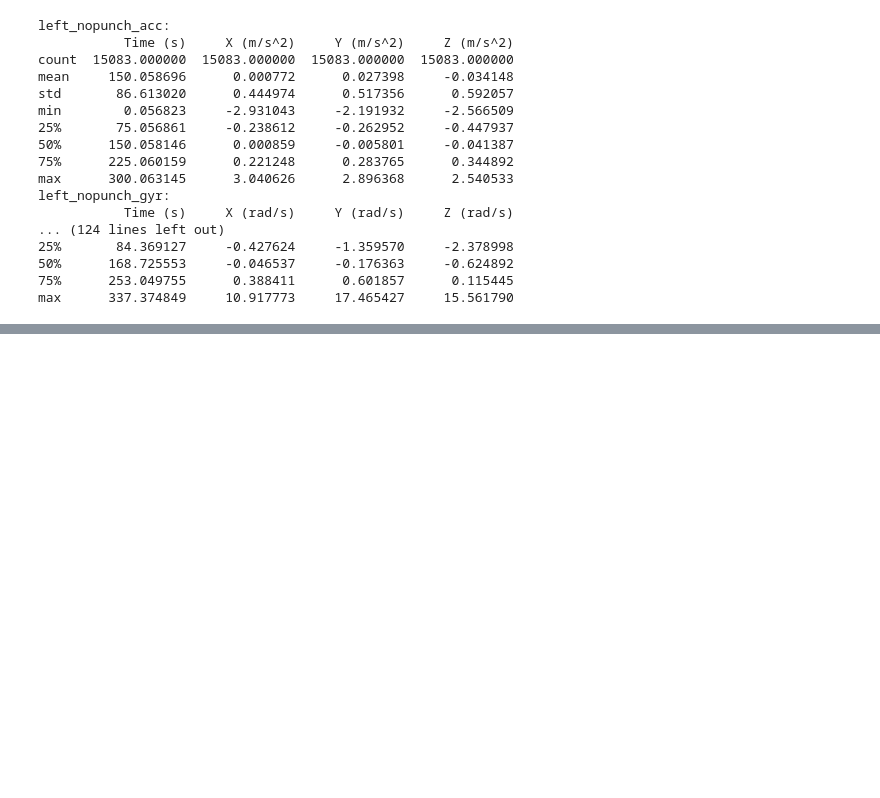
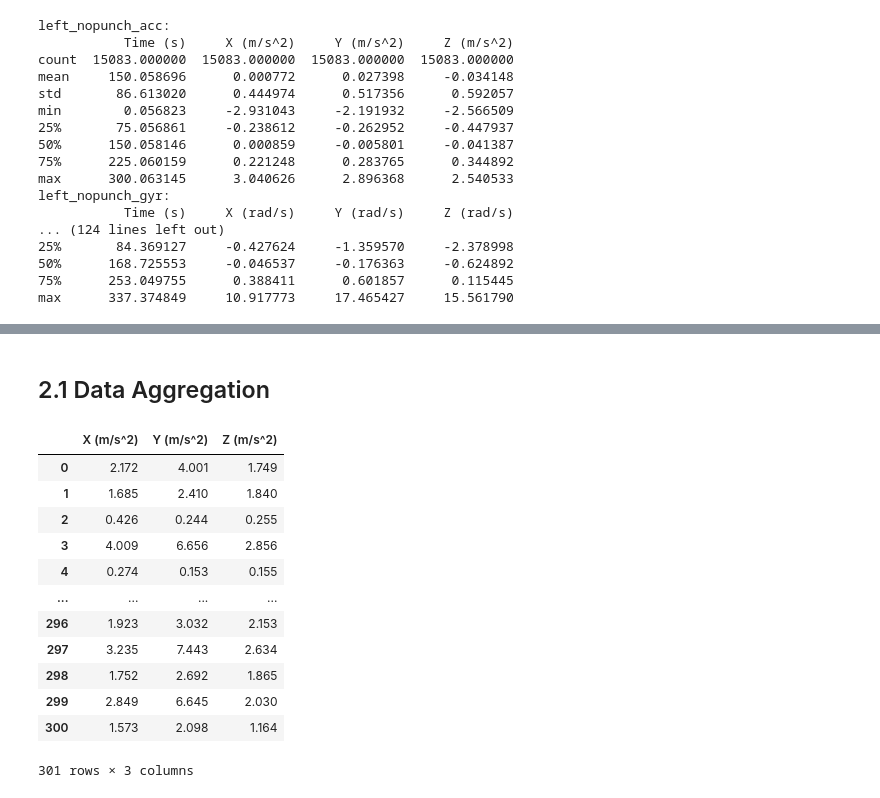
Before and after one commit to BruceLeo99/MLQS-VU-Project-Tyson, a Jupyter notebook: Experimental Boxing data review.ipynb, the cells around one changed output, grey strips where cells are left out. Cells and saved outputs as stored; diff of their text form; code cells hidden in the pictures; blank space fills up the shorter version.

```diff
--- a/Experimental Boxing data review.ipynb
+++ b/Experimental Boxing data review.ipynb
@@ -360,0 +423,2 @@ for second in range(0,5):
+# %% [markdown]
+## 2.1 Data Aggregation
@@ -360,0 +470,17 @@ for second in range(0,5):
+# %%
+sub03_jab_df = aggregate_data(dict_sub0301_no_time["jab_acc_noTime"])
+sub03_jab_df
+# %% [output]
+|  | X (m/s^2) | Y (m/s^2) | Z (m/s^2) |
+| 0 | 2.172 | 4.001 | 1.749 |
+| 1 | 1.685 | 2.410 | 1.840 |
+| 2 | 0.426 | 0.244 | 0.255 |
+| 3 | 4.009 | 6.656 | 2.856 |
+| 4 | 0.274 | 0.153 | 0.155 |
+| ... | ... | ... | ... |
+| 296 | 1.923 | 3.032 | 2.153 |
+| 297 | 3.235 | 7.443 | 2.634 |
+| 298 | 1.752 | 2.692 | 1.865 |
+| 299 | 2.849 | 6.645 | 2.030 |
+| 300 | 1.573 | 2.098 | 1.164 |
+301 rows × 3 columns
```
Also changed, not shown: parts of 18 cells of this notebook, 2 other files.
